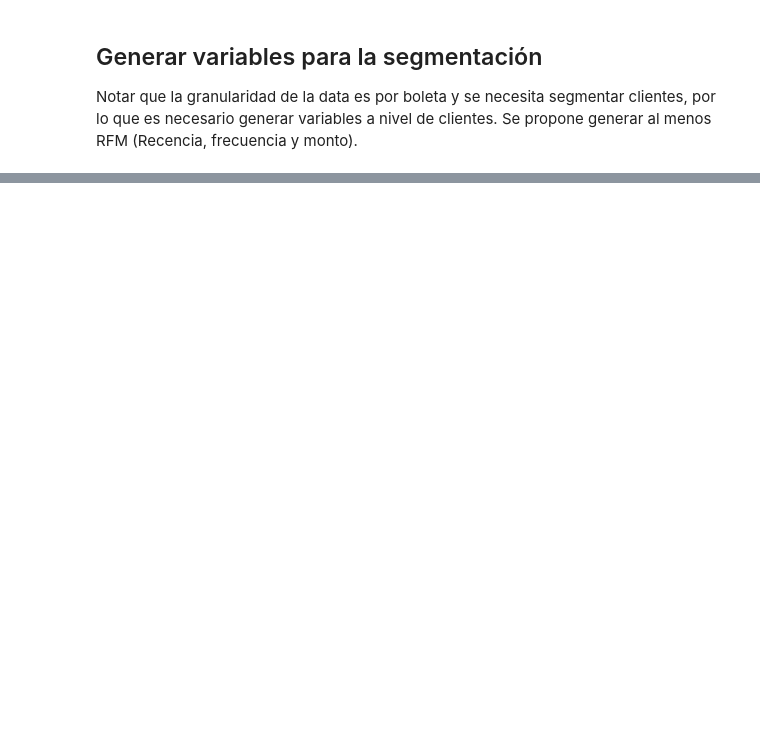
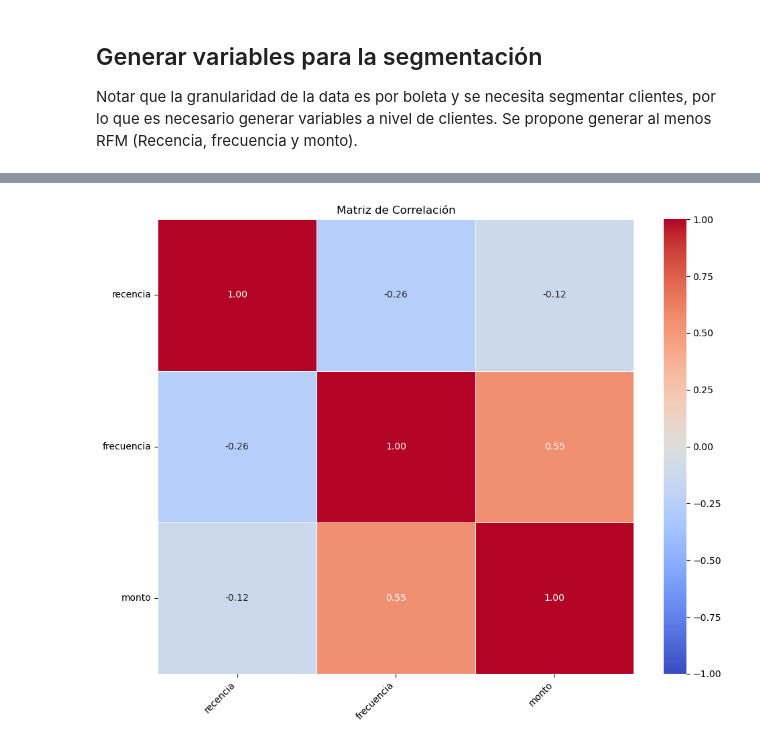
Before and after one commit to ctobar96/Latam_DataScience2024, a Jupyter notebook: Proyectos_MachineLearning/Desafio_SegmentaciónClientes/SegmentacionClientes.ipynb, the cells around one changed output, grey strips where cells are left out. Cells and saved outputs as stored; diff of their text form; code cells hidden in the pictures; blank space fills up the shorter version.

```diff
--- a/Proyectos_MachineLearning/Desafio_SegmentaciónClientes/SegmentacionClientes.ipynb
+++ b/Proyectos_MachineLearning/Desafio_SegmentaciónClientes/SegmentacionClientes.ipynb
@@ -161,0 +176,22 @@ nivel de clientes. Se propone generar al menos RFM (Recencia, frecuencia y monto
+# %%
+# Definir fecha de snapshot
+'''
+Se toma la fecha máxima de las órdenes y se suma el día un días
+con la finalidad para tener en cosideración la fecha máxima en el estudio
+'''
+snapshot_date = df_sin_devolucion['InvoiceDate'].max() + pd.Timedelta(days=1)
+
+# Agregar y calcular RFM
+'''
+recencia: días desde la última compra
+frecuencia: número total de órdenes
+monto: gasto acumulado
+'''
+rfm = (df_sin_devolucion.groupby('CustomerID').agg(
+    recencia = ('InvoiceDate', lambda x: (snapshot_date - x.max()).days),
+    frecuencia = ('InvoiceDate', 'count'),
+    monto = ('price_total', 'sum')
+).reset_index())
+
+# Imprimir data
+rfm.head()
@@ -161,0 +205,18 @@ nivel de clientes. Se propone generar al menos RFM (Recencia, frecuencia y monto
+# %%
+# Matriz de correlación
+columnas = ['recencia', 'frecuencia', 'monto']
+plt.figure(figsize=(10, 8))
+sns.heatmap(rfm[columnas].corr(numeric_only=True),
+            annot=True,
+            fmt=".2f",
+            cmap="coolwarm",
+            linewidths=0.5,
+            vmin=-1,
+            vmax=1)
+plt.xticks(rotation=45, ha='right')
+plt.yticks(rotation=0)
+plt.title("Matriz de Correlación")
+plt.tight_layout()
+plt.show()
+# %% [output]
+[figure, added]
```
Also changed, not shown: parts of 8 cells of this notebook.
